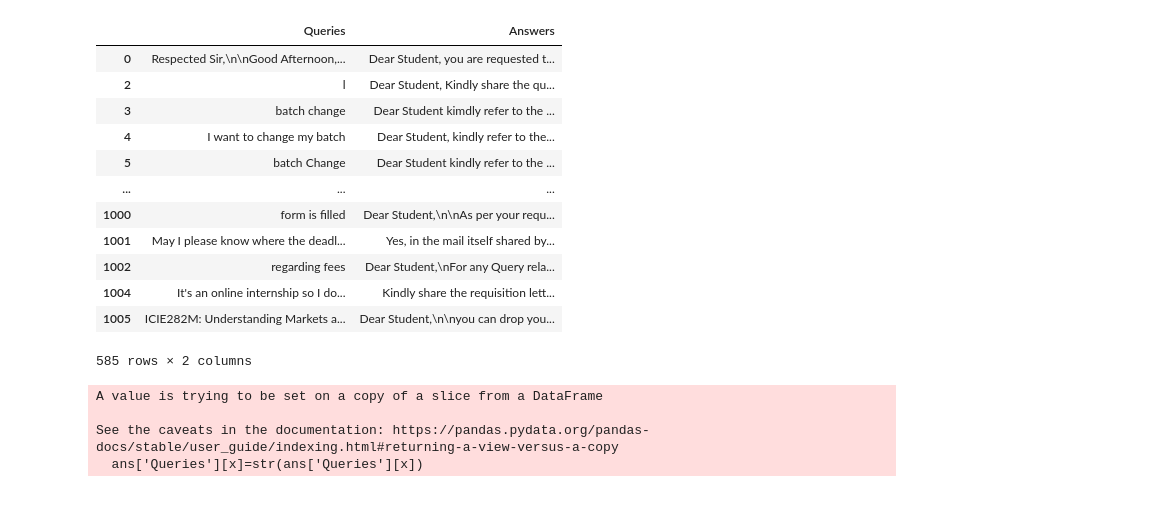
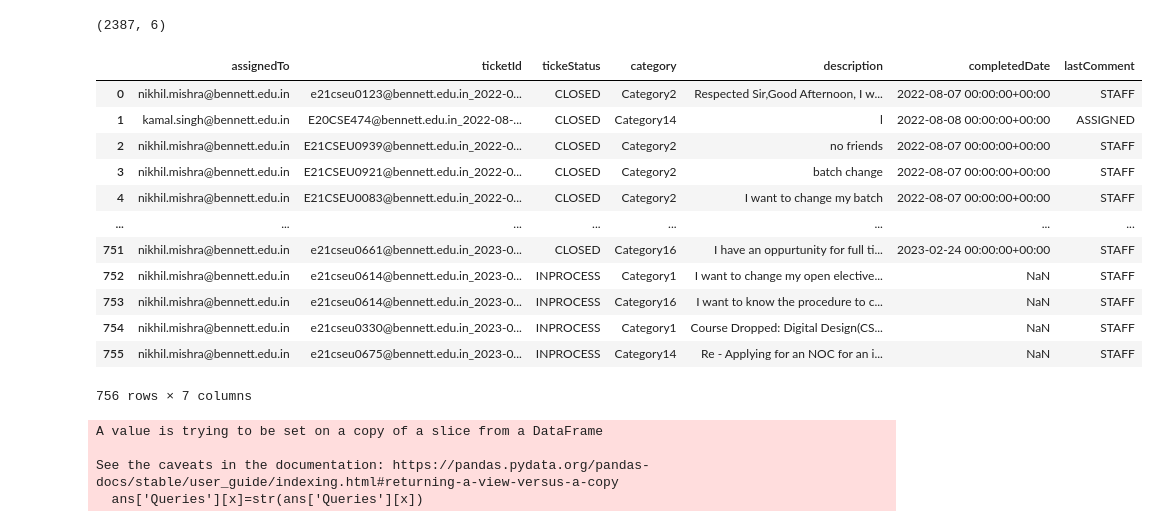
Before and after one commit to depgh431/university_chatbot, a Jupyter notebook: Untitled-1.ipynb, the cells around one changed output. Cells and saved outputs as stored; diff of their text form; code cells hidden in the pictures.

```diff
--- a/Untitled-1.ipynb
+++ b/Untitled-1.ipynb
@@ -3,6 +3,10 @@ import pandas as pd
 data=pd.read_csv('brr.csv')
 df=pd.DataFrame(data)
 l=[]
+# %%
+df.shape
+# %% [output]
+(2387, 6)
 # %%
 l=[]
 j=0
@@ -25,19 +29,20 @@ ans=ans.drop_duplicates(subset=['Queries'])
-# %%
-ans
-# %% [output]
-|  | Queries | Answers |
-| 0 | Respected Sir,\n\nGood Afternoon,... | Dear Student, you are requested t... |
-| 2 | l | Dear Student, Kindly share the qu... |
-| 3 | batch change | Dear Student kimdly refer to the ... |
-| 4 | I want to change my batch | Dear Student, kindly refer to the... |
-| 5 | batch Change | Dear Student kindly refer to the ... |
-| ... | ... | ... |
-| 1000 | form is filled | Dear Student,\n\nAs per your requ... |
-| 1001 | May I please know where the deadl... | Yes, in the mail itself shared by... |
-| 1002 | regarding fees | Dear Student,\nFor any Query rela... |
-| 1004 | It's an online internship so I do... | Kindly share the requisition lett... |
-| 1005 | ICIE282M: Understanding Markets a... | Dear Student,\n\nyou can drop you... |
-585 rows × 2 columns
+# %%
+newdata=pd.read_csv('newdata.csv')
+newdata
+# %% [output]
+|  | assignedTo | ticketId | tickeStatus | category | description | completedDate | lastComment |
+| 0 | nikhil.mishra@bennett.edu.in | e21cseu0123@bennett.edu.in_2022-0... | CLOSED | Category2 | Respected Sir,Good Afternoon, I w... | 2022-08-07 00:00:00+00:00 | STAFF |
+| 1 | kamal.singh@bennett.edu.in | E20CSE474@bennett.edu.in_2022-08-... | CLOSED | Category14 | l | 2022-08-08 00:00:00+00:00 | ASSIGNED |
+| 2 | nikhil.mishra@bennett.edu.in | E21CSEU0939@bennett.edu.in_2022-0... | CLOSED | Category2 | no friends | 2022-08-07 00:00:00+00:00 | STAFF |
+| 3 | nikhil.mishra@bennett.edu.in | E21CSEU0921@bennett.edu.in_2022-0... | CLOSED | Category2 | batch change | 2022-08-07 00:00:00+00:00 | STAFF |
+| 4 | nikhil.mishra@bennett.edu.in | E21CSEU0083@bennett.edu.in_2022-0... | CLOSED | Category2 | I want to change my batch | 2022-08-07 00:00:00+00:00 | STAFF |
+| ... | ... | ... | ... | ... | ... | ... | ... |
+| 751 | nikhil.mishra@bennett.edu.in | e21cseu0661@bennett.edu.in_2023-0... | CLOSED | Category16 | I have an oppurtunity for full ti... | 2023-02-24 00:00:00+00:00 | STAFF |
+| 752 | nikhil.mishra@bennett.edu.in | e21cseu0614@bennett.edu.in_2023-0... | INPROCESS | Category1 | I want to change my open elective... | NaN | STAFF |
+| 753 | nikhil.mishra@bennett.edu.in | e21cseu0614@bennett.edu.in_2023-0... | INPROCESS | Category16 | I want to know the procedure to c... | NaN | STAFF |
+| 754 | nikhil.mishra@bennett.edu.in | e21cseu0330@bennett.edu.in_2023-0... | INPROCESS | Category1 | Course Dropped: Digital Design(CS... | NaN | STAFF |
+| 755 | nikhil.mishra@bennett.edu.in | e21cseu0675@bennett.edu.in_2023-0... | INPROCESS | Category14 | Re - Applying for an NOC for an i... | NaN | STAFF |
+756 rows × 7 columns
 # %%
 ans.to_excel('output.xlsx')
 # %%
```
Also changed, not shown: parts of 1 cell of this notebook, 1 other file.
